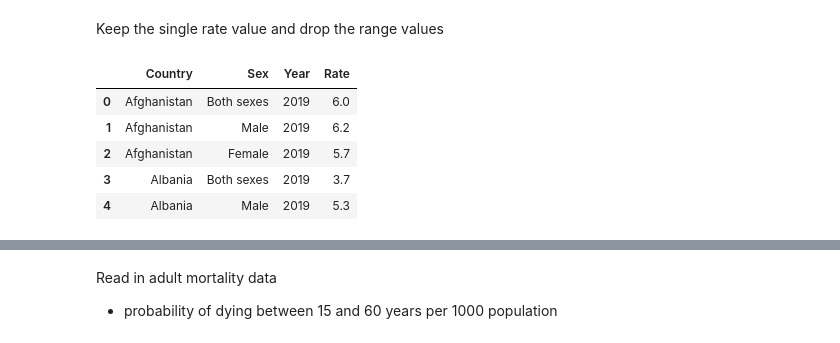
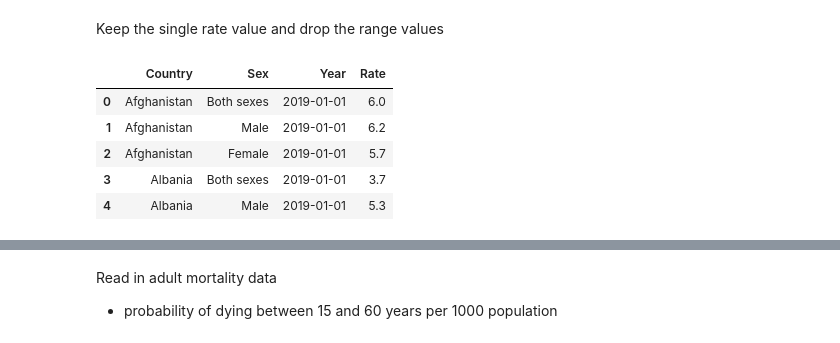
Before and after one commit to kellychin79/analysis_3, a Jupyter notebook: historical_suicide_rate.ipynb, the cells around one changed output, grey strips where cells are left out. Saved outputs shown, nothing was run; the diff lists cells and outputs as text; code cells hidden in the pictures.

```diff
--- a/historical_suicide_rate.ipynb
+++ b/historical_suicide_rate.ipynb
@@ -72,15 +74,16 @@ memory usage: 343.2+ KB
 Keep the single rate value and drop the range values
 # %%
 df['Rate'] = df['Rate'].apply(lambda x: float(x.split(' ')[0]))
-df['Year'] = df['Year'].apply(lambda x: int(x.strip()))
-df.head()
-# %% [output]
-|  | Country | Sex | Year | Rate |
-| 0 | Afghanistan | Both sexes | 2019 | 6.0 |
-| 1 | Afghanistan | Male | 2019 | 6.2 |
-| 2 | Afghanistan | Female | 2019 | 5.7 |
-| 3 | Albania | Both sexes | 2019 | 3.7 |
-| 4 | Albania | Male | 2019 | 5.3 |
+# %%
+df['Year'] = df['Year'].apply(lambda x: datetime.strptime(x.strip(), '%Y'))
+df.head()
+# %% [output]
+|  | Country | Sex | Year | Rate |
+| 0 | Afghanistan | Both sexes | 2019-01-01 | 6.0 |
+| 1 | Afghanistan | Male | 2019-01-01 | 6.2 |
+| 2 | Afghanistan | Female | 2019-01-01 | 5.7 |
+| 3 | Albania | Both sexes | 2019-01-01 | 3.7 |
+| 4 | Albania | Male | 2019-01-01 | 5.3 |
 # %%
 df.info()
 # %% [output]
```
Also changed, not shown: parts of 14 cells of this notebook.
